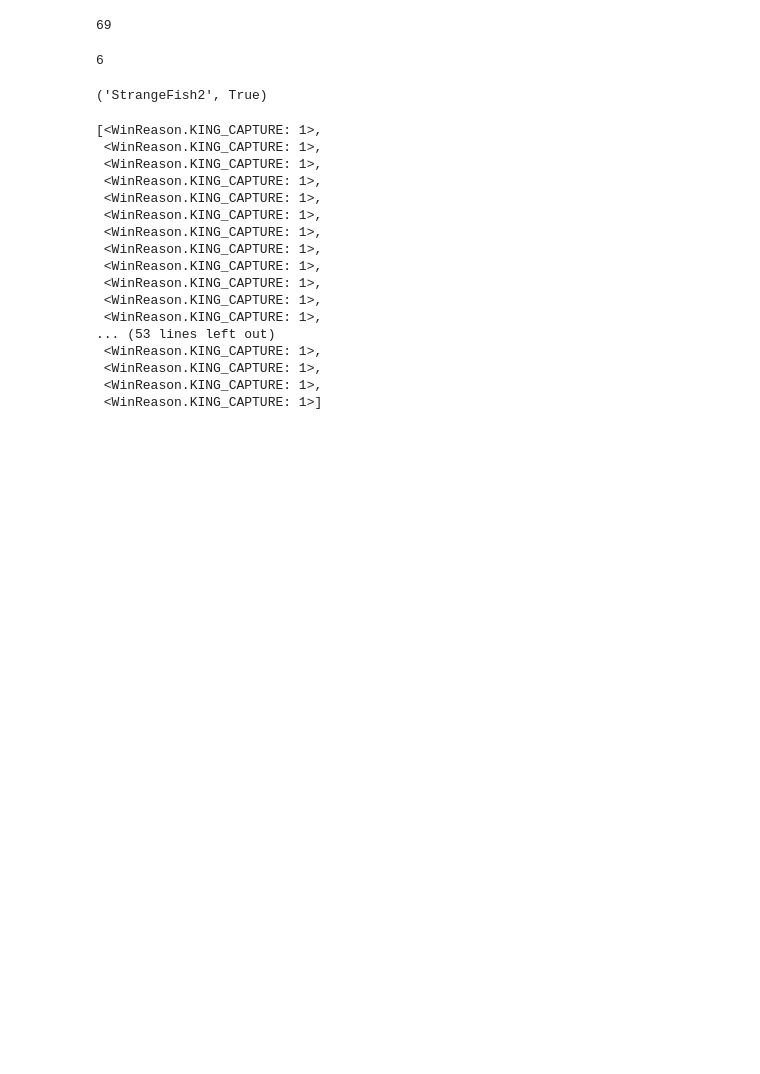
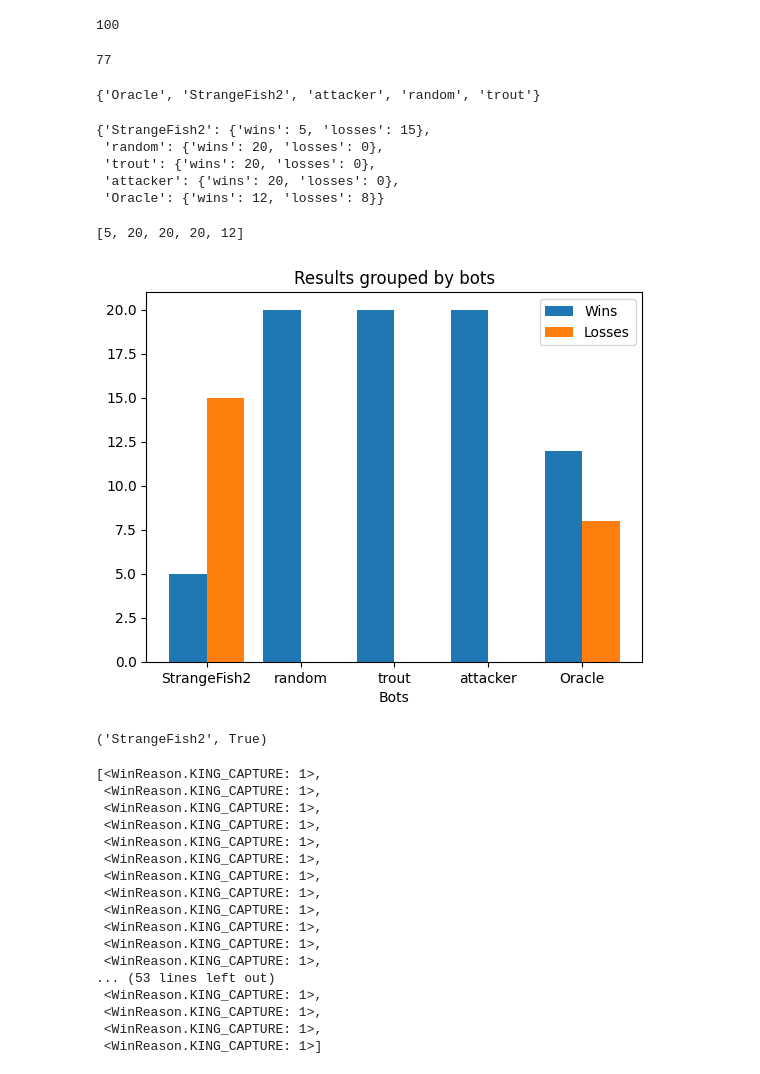
Before and after one commit to JacekCzupyt/RBC-Zubat, a Jupyter notebook: test_game_analysis.ipynb, the cells around one changed output. Cells and saved outputs as stored; diff of their text form; code cells hidden in the pictures; blank space fills up the shorter version.

```diff
--- a/test_game_analysis.ipynb
+++ b/test_game_analysis.ipynb
@@ -14,7 +16,7 @@ from reconchess import GameHistory
 # %%
 from typing import List
 
-path = "game_logs/remote_test_games/batch_6"
+path = "game_logs/ranked_games/batch 6 (0,5 - 0)"
 
 games = os.listdir(path)
 
@@ -24,11 +26,60 @@ games = [x for x in games if os.path.exists(x)]
 game_hists: List[GameHistory] = [GameHistory.from_file(x) for x in games]
 len(game_hists)
 # %% [output]
-69
+100
 # %%
 sum([(game.get_white_player_name() == "Zubat") == game.get_winner_color() for game in game_hists])
 # %% [output]
-6
+77
+# %%
+opponents = (
+    {game.get_white_player_name() for game in game_hists}.union(
+    {game.get_black_player_name() for game in game_hists}) -
+    {"Zubat"}
+)
+opponents
+# %% [output]
+{'Oracle', 'StrangeFish2', 'attacker', 'random', 'trout'}
+# %%
+grouped_games = {
+    opp: [game for game in game_hists if game.get_white_player_name() == opp or game.get_black_player_name() == opp]
+    for opp in opponents
+}
+results = {
+    opp: {
+        "wins": len([game for game in games if (game.get_white_player_name() == "Zubat") == game.get_winner_color()]),
+        "losses": len([game for game in games if (game.get_white_player_name() == "Zubat") != game.get_winner_color()])
+    }
+    for opp, games in grouped_games.items()
+}
+results
+# %% [output]
+{'StrangeFish2': {'wins': 5, 'losses': 15},
+ 'random': {'wins': 20, 'losses': 0},
+ 'trout': {'wins': 20, 'losses': 0},
+ 'attacker': {'wins': 20, 'losses': 0},
+ 'Oracle': {'wins': 12, 'losses': 8}}
+# %%
+[list(r.values())[0] for r in results.values()]
+# %% [output]
+[5, 20, 20, 20, 12]
+# %%
+X = list(results.keys())
+wins =  [r["wins"] for r in results.values()]
+losses = [r["losses"] for r in results.values()]
+
+X_axis = np.arange(len(X))
+
+plt.bar(X_axis - 0.2, wins, 0.4, label ='Wins')
+plt.bar(X_axis + 0.2, losses, 0.4, label ='Losses')
+
+plt.xticks(X_axis, X)
+plt.xlabel("Bots")
+plt.title("Results grouped by bots")
+plt.legend()
+plt.show()
+# %% [output]
+[figure, added]
 # %%
 game_hists[7].get_white_player_name(), game_hists[7].get_winner_color()
 # %% [output]
```
Also changed, not shown: parts of 1 cell of this notebook, 4 other files.
